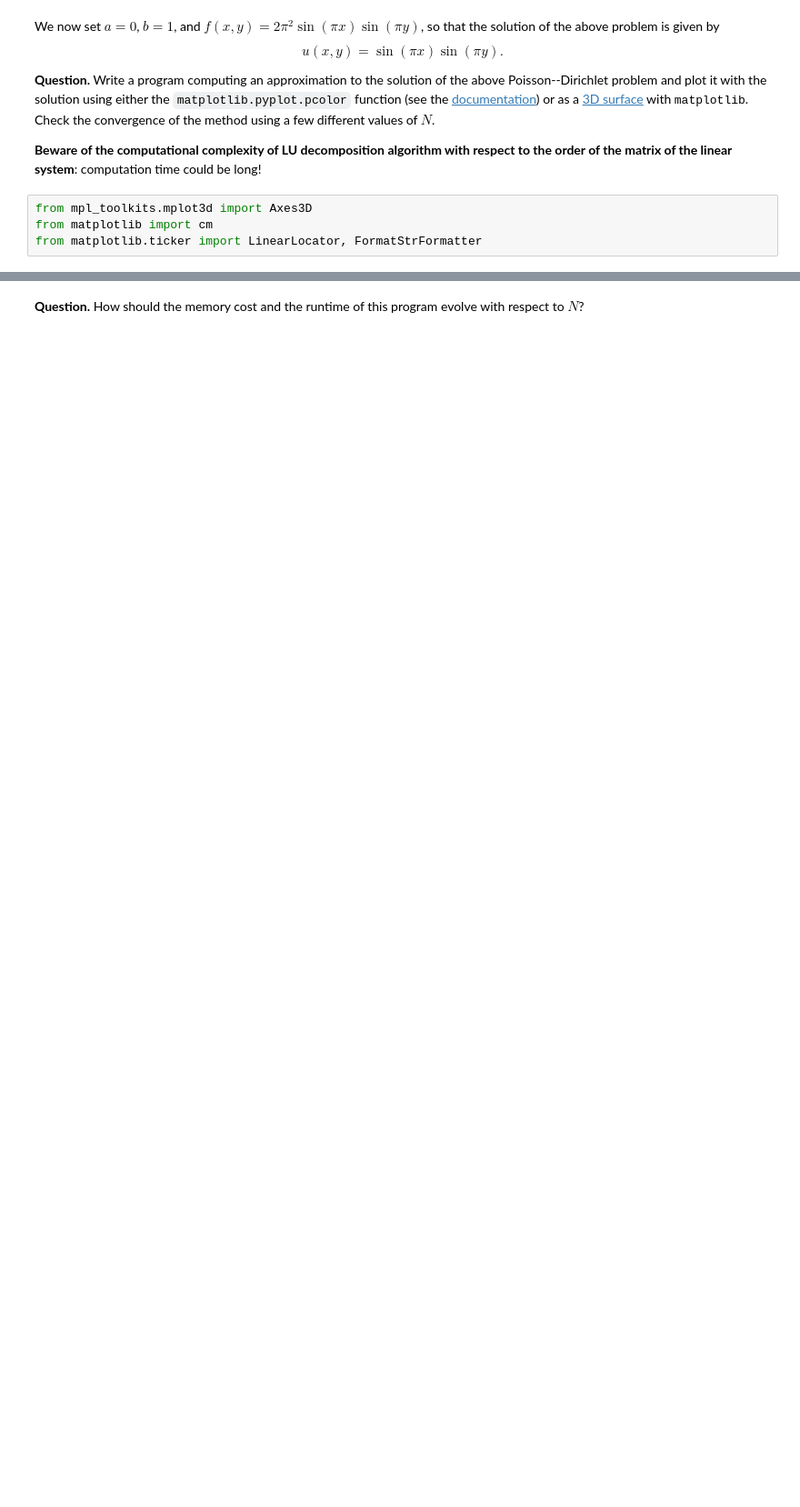
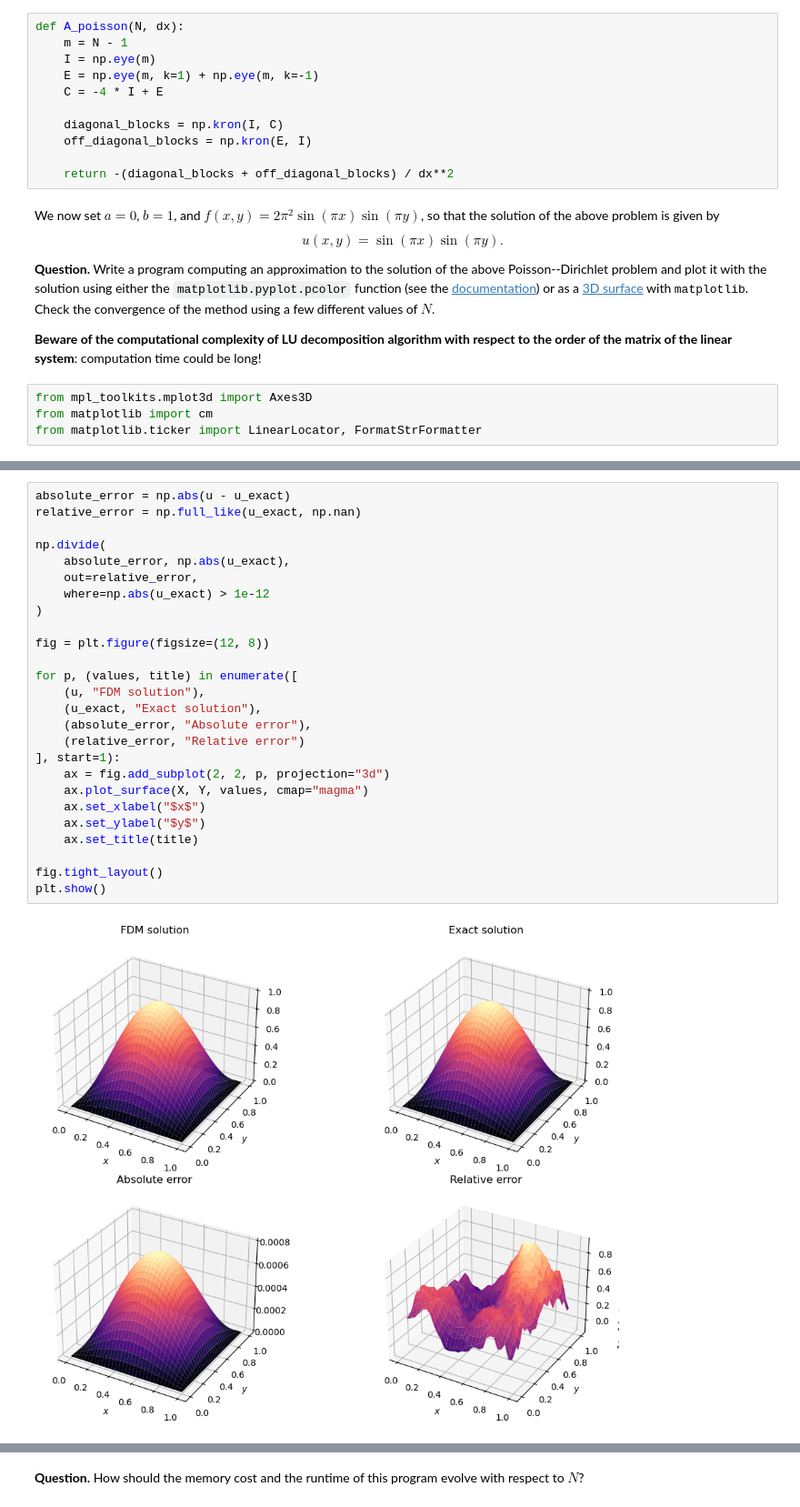
Before and after one commit to Marshhall/FDM_Elliptic, a Jupyter notebook: main.ipynb, the cells around one changed output, grey strips where cells are left out. Shown at 91% size. Saved outputs shown, nothing was run; the diff lists cells and outputs as text; blank space fills up the shorter version.

Commit message:
Dense 2D Poisson solver

```diff
--- a/main.ipynb
+++ b/main.ipynb
@@ -930,6 +930,17 @@ $$
 There are $m$ blocks of size $m$, so $A$ has order $m^2=(N-1)^2$. It is symmetric because each neighbour connection appears in both directions.
 # %% [markdown]
 **Question.** Write a function which computes the matrix $A$, the positive integer $N$ being an input argument. To do so, one may use the [Kronecker product](https://en.wikipedia.org/wiki/Kronecker_product) of matrices via the function `kron` of <tt>numpy</tt> (see the [documentation](https://numpy.org/doc/stable/reference/generated/numpy.kron.html), or try for instance the commands `A1=np.eye(3)`, `M1=np.ones((2,2))`, `A=np.kron(A1,M1))` and analyse the result).
+# %%
+def A_poisson(N, dx):
+    m = N - 1
+    I = np.eye(m)
+    E = np.eye(m, k=1) + np.eye(m, k=-1)
+    C = -4 * I + E
+
+    diagonal_blocks = np.kron(I, C)
+    off_diagonal_blocks = np.kron(E, I)
+
+    return -(diagonal_blocks + off_diagonal_blocks) / dx**2
 # %% [markdown]
 We now set $a=0$, $b=1$, and $f(x,y)=2\pi^2\sin(\pi x)\sin(\pi y)$, so that the solution of the above problem is given by
 $$
@@ -945,0 +981,28 @@ from matplotlib.ticker import LinearLocator, FormatStrFormatter
+# %%
+absolute_error = np.abs(u - u_exact)
+relative_error = np.full_like(u_exact, np.nan)
+
+np.divide(
+    absolute_error, np.abs(u_exact),
+    out=relative_error,
+    where=np.abs(u_exact) > 1e-12
+)
+
+fig = plt.figure(figsize=(12, 8))
+
+for p, (values, title) in enumerate([
+    (u, "FDM solution"),
+    (u_exact, "Exact solution"),
+    (absolute_error, "Absolute error"),
+    (relative_error, "Relative error")
+], start=1):
+    ax = fig.add_subplot(2, 2, p, projection="3d")
+    ax.plot_surface(X, Y, values, cmap="magma")
+    ax.set_xlabel("$x$")
+    ax.set_ylabel("$y$")
+    ax.set_title(title)
+
+fig.tight_layout()
+plt.show()
+# %% [output]
+[figure, added]
```
Also changed, not shown: parts of 11 cells of this notebook.
